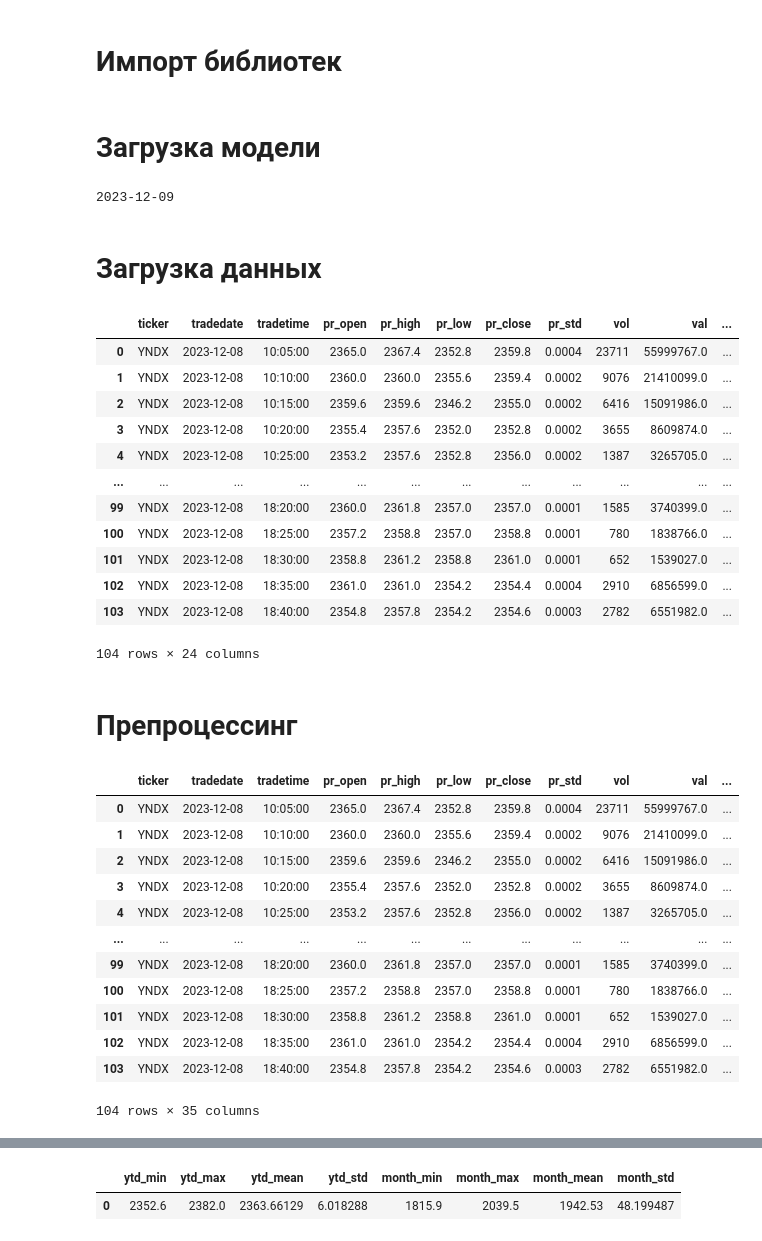
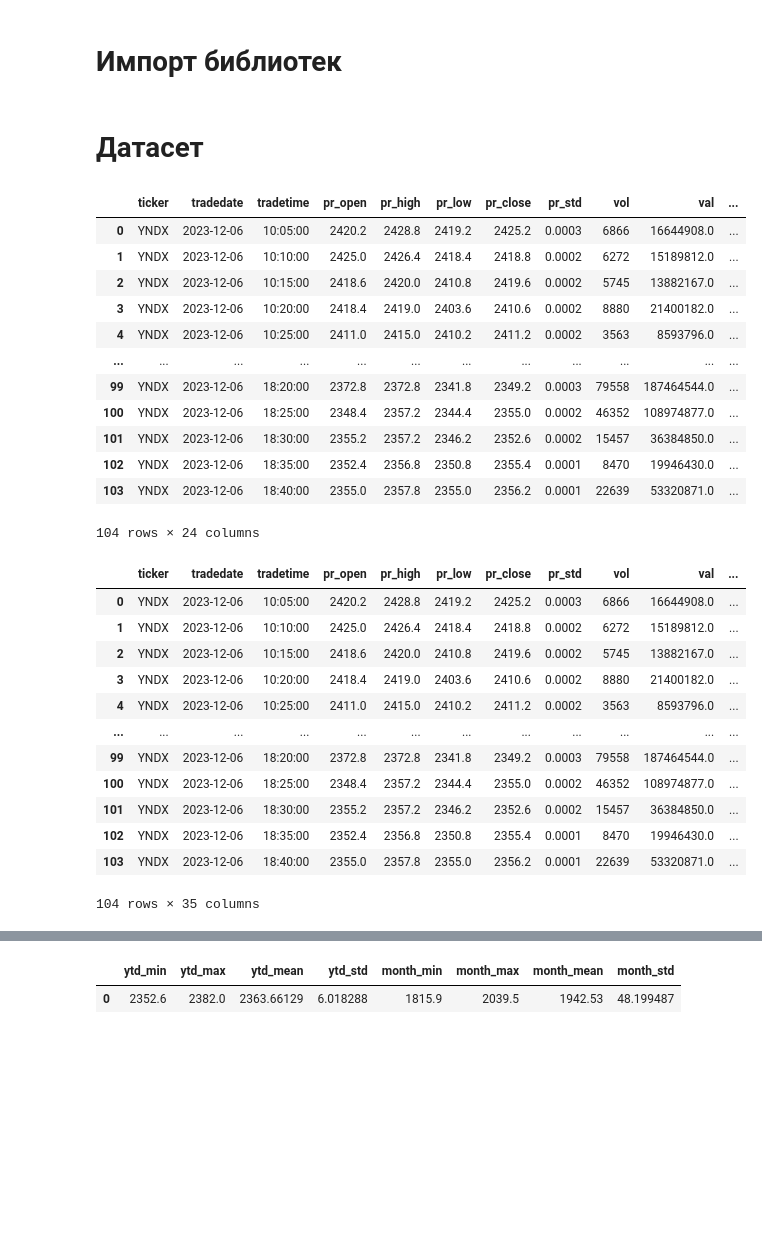
Before and after one commit to slivka83/algopack_simple_bot, a Jupyter notebook: notebooks/Bot.ipynb, the cells around one changed output, grey strips where cells are left out. Saved outputs shown, nothing was run; the diff lists cells and outputs as text; code cells hidden in the pictures; blank space fills up the shorter version.

```diff
--- a/notebooks/Bot.ipynb
+++ b/notebooks/Bot.ipynb
@@ -5,57 +5,50 @@ import lightgbm as lgb
 from moexalgo import Market, Ticker
 from datetime import datetime
 import pandas as pd
-# %% [markdown]
-# Загрузка модели
-# %%
-today = datetime.today().strftime('%Y-%m-%d')
-print(today)
-model = lgb.Booster(model_file=f'../models/{today.replace("-","")}_model.lgb')
-# %% [output]
-2023-12-09
 # %% [markdown]
-# Загрузка данных
+# Датасет
 # %%
-today = '2023-12-08'
-loader = Ticker('YNDX')
+TICKER = 'YNDX'
+
+today = datetime.today().strftime('%Y-%m-%d')
+today = '2023-12-06'
+loader = Ticker(TICKER)
 
 df = loader.tradestats(date=today, till_date=today)
 df['pr_mean'] = df[['pr_high','pr_low']].mean(axis=1)
 
 df
 # %% [output]
 |  | ticker | tradedate | tradetime | pr_open | pr_high | pr_low | pr_close | pr_std | vol | val | ... |
-| 0 | YNDX | 2023-12-08 | 10:05:00 | 2365.0 | 2367.4 | 2352.8 | 2359.8 | 0.0004 | 23711 | 55999767.0 | ... |
-| 1 | YNDX | 2023-12-08 | 10:10:00 | 2360.0 | 2360.0 | 2355.6 | 2359.4 | 0.0002 | 9076 | 21410099.0 | ... |
-| 2 | YNDX | 2023-12-08 | 10:15:00 | 2359.6 | 2359.6 | 2346.2 | 2355.0 | 0.0002 | 6416 | 15091986.0 | ... |
-| 3 | YNDX | 2023-12-08 | 10:20:00 | 2355.4 | 2357.6 | 2352.0 | 2352.8 | 0.0002 | 3655 | 8609874.0 | ... |
-| 4 | YNDX | 2023-12-08 | 10:25:00 | 2353.2 | 2357.6 | 2352.8 | 2356.0 | 0.0002 | 1387 | 3265705.0 | ... |
+| 0 | YNDX | 2023-12-06 | 10:05:00 | 2420.2 | 2428.8 | 2419.2 | 2425.2 | 0.0003 | 6866 | 16644908.0 | ... |
+| 1 | YNDX | 2023-12-06 | 10:10:00 | 2425.0 | 2426.4 | 2418.4 | 2418.8 | 0.0002 | 6272 | 15189812.0 | ... |
+| 2 | YNDX | 2023-12-06 | 10:15:00 | 2418.6 | 2420.0 | 2410.8 | 2419.6 | 0.0002 | 5745 | 13882167.0 | ... |
+| 3 | YNDX | 2023-12-06 | 10:20:00 | 2418.4 | 2419.0 | 2403.6 | 2410.6 | 0.0002 | 8880 | 21400182.0 | ... |
+| 4 | YNDX | 2023-12-06 | 10:25:00 | 2411.0 | 2415.0 | 2410.2 | 2411.2 | 0.0002 | 3563 | 8593796.0 | ... |
 | ... | ... | ... | ... | ... | ... | ... | ... | ... | ... | ... | ... |
-| 99 | YNDX | 2023-12-08 | 18:20:00 | 2360.0 | 2361.8 | 2357.0 | 2357.0 | 0.0001 | 1585 | 3740399.0 | ... |
-| 100 | YNDX | 2023-12-08 | 18:25:00 | 2357.2 | 2358.8 | 2357.0 | 2358.8 | 0.0001 | 780 | 1838766.0 | ... |
-| 101 | YNDX | 2023-12-08 | 18:30:00 | 2358.8 | 2361.2 | 2358.8 | 2361.0 | 0.0001 | 652 | 1539027.0 | ... |
-| 102 | YNDX | 2023-12-08 | 18:35:00 | 2361.0 | 2361.0 | 2354.2 | 2354.4 | 0.0004 | 2910 | 6856599.0 | ... |
-| 103 | YNDX | 2023-12-08 | 18:40:00 | 2354.8 | 2357.8 | 2354.2 | 2354.6 | 0.0003 | 2782 | 6551982.0 | ... |
+| 99 | YNDX | 2023-12-06 | 18:20:00 | 2372.8 | 2372.8 | 2341.8 | 2349.2 | 0.0003 | 79558 | 187464544.0 | ... |
+| 100 | YNDX | 2023-12-06 | 18:25:00 | 2348.4 | 2357.2 | 2344.4 | 2355.0 | 0.0002 | 46352 | 108974877.0 | ... |
+| 101 | YNDX | 2023-12-06 | 18:30:00 | 2355.2 | 2357.2 | 2346.2 | 2352.6 | 0.0002 | 15457 | 36384850.0 | ... |
+| 102 | YNDX | 2023-12-06 | 18:35:00 | 2352.4 | 2356.8 | 2350.8 | 2355.4 | 0.0001 | 8470 | 19946430.0 | ... |
+| 103 | YNDX | 2023-12-06 | 18:40:00 | 2355.0 | 2357.8 | 2355.0 | 2356.2 | 0.0001 | 22639 | 53320871.0 | ... |
 104 rows × 24 columns
-# %% [markdown]
-# Препроцессинг
 # %%
 for i in range(1,11+1):
     df[f'ratio_pr_mean_{i}'] = df['pr_mean'] / df['pr_mean'].shift(i)
 df
 # %% [output]
 |  | ticker | tradedate | tradetime | pr_open | pr_high | pr_low | pr_close | pr_std | vol | val | ... |
-| 0 | YNDX | 2023-12-08 | 10:05:00 | 2365.0 | 2367.4 | 2352.8 | 2359.8 | 0.0004 | 23711 | 55999767.0 | ... |
-| 1 | YNDX | 2023-12-08 | 10:10:00 | 2360.0 | 2360.0 | 2355.6 | 2359.4 | 0.0002 | 9076 | 21410099.0 | ... |
-| 2 | YNDX | 2023-12-08 | 10:15:00 | 2359.6 | 2359.6 | 2346.2 | 2355.0 | 0.0002 | 6416 | 15091986.0 | ... |
-| 3 | YNDX | 2023-12-08 | 10:20:00 | 2355.4 | 2357.6 | 2352.0 | 2352.8 | 0.0002 | 3655 | 8609874.0 | ... |
-| 4 | YNDX | 2023-12-08 | 10:25:00 | 2353.2 | 2357.6 | 2352.8 | 2356.0 | 0.0002 | 1387 | 3265705.0 | ... |
+| 0 | YNDX | 2023-12-06 | 10:05:00 | 2420.2 | 2428.8 | 2419.2 | 2425.2 | 0.0003 | 6866 | 16644908.0 | ... |
+| 1 | YNDX | 2023-12-06 | 10:10:00 | 2425.0 | 2426.4 | 2418.4 | 2418.8 | 0.0002 | 6272 | 15189812.0 | ... |
+| 2 | YNDX | 2023-12-06 | 10:15:00 | 2418.6 | 2420.0 | 2410.8 | 2419.6 | 0.0002 | 5745 | 13882167.0 | ... |
+| 3 | YNDX | 2023-12-06 | 10:20:00 | 2418.4 | 2419.0 | 2403.6 | 2410.6 | 0.0002 | 8880 | 21400182.0 | ... |
+| 4 | YNDX | 2023-12-06 | 10:25:00 | 2411.0 | 2415.0 | 2410.2 | 2411.2 | 0.0002 | 3563 | 8593796.0 | ... |
 | ... | ... | ... | ... | ... | ... | ... | ... | ... | ... | ... | ... |
-| 99 | YNDX | 2023-12-08 | 18:20:00 | 2360.0 | 2361.8 | 2357.0 | 2357.0 | 0.0001 | 1585 | 3740399.0 | ... |
-| 100 | YNDX | 2023-12-08 | 18:25:00 | 2357.2 | 2358.8 | 2357.0 | 2358.8 | 0.0001 | 780 | 1838766.0 | ... |
-| 101 | YNDX | 2023-12-08 | 18:30:00 | 2358.8 | 2361.2 | 2358.8 | 2361.0 | 0.0001 | 652 | 1539027.0 | ... |
-| 102 | YNDX | 2023-12-08 | 18:35:00 | 2361.0 | 2361.0 | 2354.2 | 2354.4 | 0.0004 | 2910 | 6856599.0 | ... |
-| 103 | YNDX | 2023-12-08 | 18:40:00 | 2354.8 | 2357.8 | 2354.2 | 2354.6 | 0.0003 | 2782 | 6551982.0 | ... |
+| 99 | YNDX | 2023-12-06 | 18:20:00 | 2372.8 | 2372.8 | 2341.8 | 2349.2 | 0.0003 | 79558 | 187464544.0 | ... |
+| 100 | YNDX | 2023-12-06 | 18:25:00 | 2348.4 | 2357.2 | 2344.4 | 2355.0 | 0.0002 | 46352 | 108974877.0 | ... |
+| 101 | YNDX | 2023-12-06 | 18:30:00 | 2355.2 | 2357.2 | 2346.2 | 2352.6 | 0.0002 | 15457 | 36384850.0 | ... |
+| 102 | YNDX | 2023-12-06 | 18:35:00 | 2352.4 | 2356.8 | 2350.8 | 2355.4 | 0.0001 | 8470 | 19946430.0 | ... |
+| 103 | YNDX | 2023-12-06 | 18:40:00 | 2355.0 | 2357.8 | 2355.0 | 2356.2 | 0.0001 | 22639 | 53320871.0 | ... |
 104 rows × 35 columns
 # %%
 for a in ['min','max','mean','std']:
```
Also changed, not shown: parts of 8 cells of this notebook, 4 other files.
